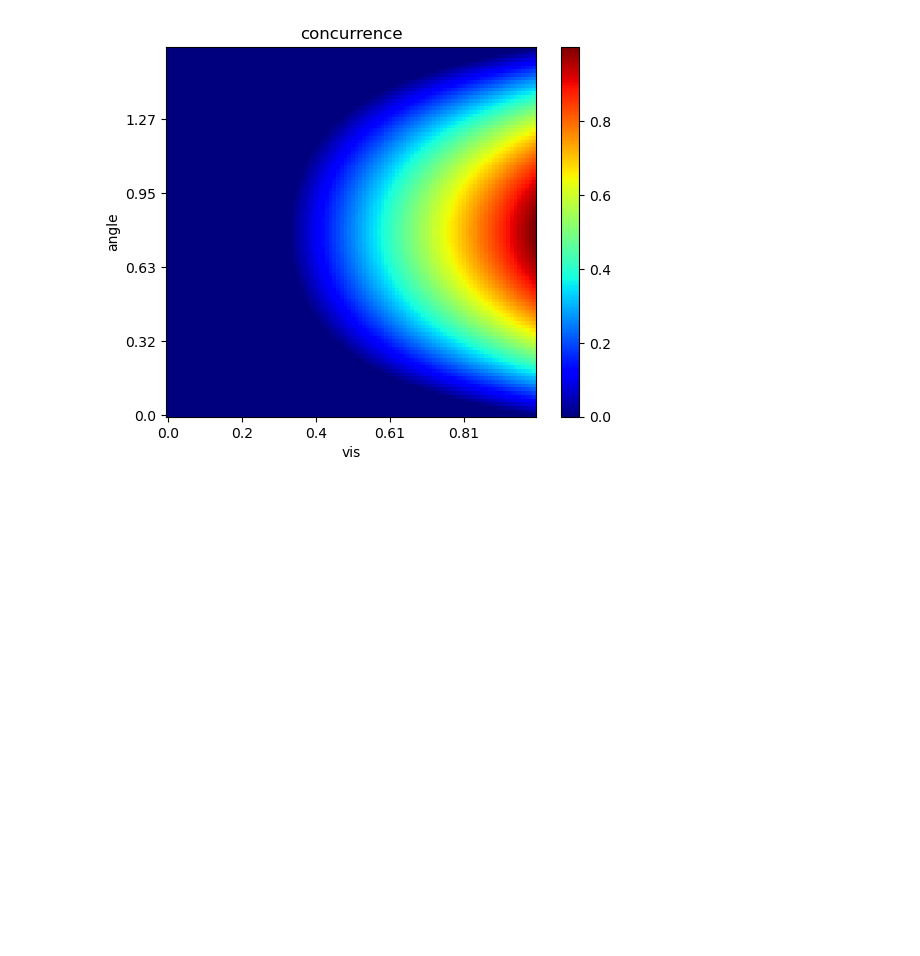
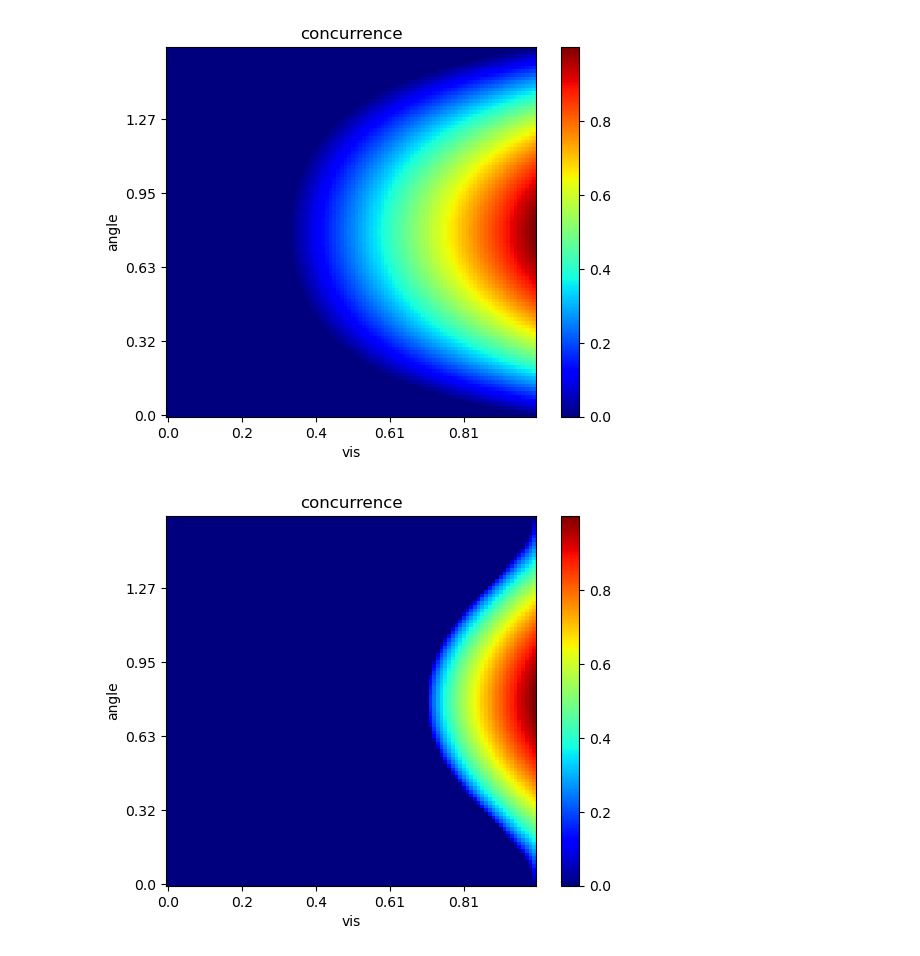
Before and after one commit to jkwiecien765/WernerTomography2, a Jupyter notebook: werner.ipynb, the cells around one changed output. Saved outputs shown, nothing was run; the diff lists cells and outputs as text; code cells hidden in the pictures; blank space fills up the shorter version.

Commit message:
Cosmetics. Investigating concurrence and CHSH violation measure (Last Chapter - Measures)

```diff
--- a/werner.ipynb
+++ b/werner.ipynb
@@ -626,3 +626,23 @@ plt.xticks(range(0,len(vis),20), np.round(vis[::20], 2))
 plt.show()
 # %% [output]
 [figure]
+# %%
+angle = np.linspace(0, pi/2, 100)
+vis = np.linspace(0,1,100)
+chshviol = []
+for an in angle:
+    c=[]
+    for v in vis:
+        c.append(CHSHviolation_measure(density_matrix(rho2(an, v))))
+    chshviol.append(c)
+# %%
+plt.imshow(chshviol, interpolation='none', cmap=plt.cm.jet, origin='lower')
+plt.colorbar()
+plt.ylabel('angle')
+plt.xlabel('vis')
+plt.title('concurrence')
+plt.yticks(range(0,len(angle),20), np.round(angle[::20], 2))
+plt.xticks(range(0,len(vis),20), np.round(vis[::20], 2))
+plt.show()
+# %% [output]
+[figure, added]
```
Also changed, not shown: parts of 13 cells of this notebook, 1 other file.
